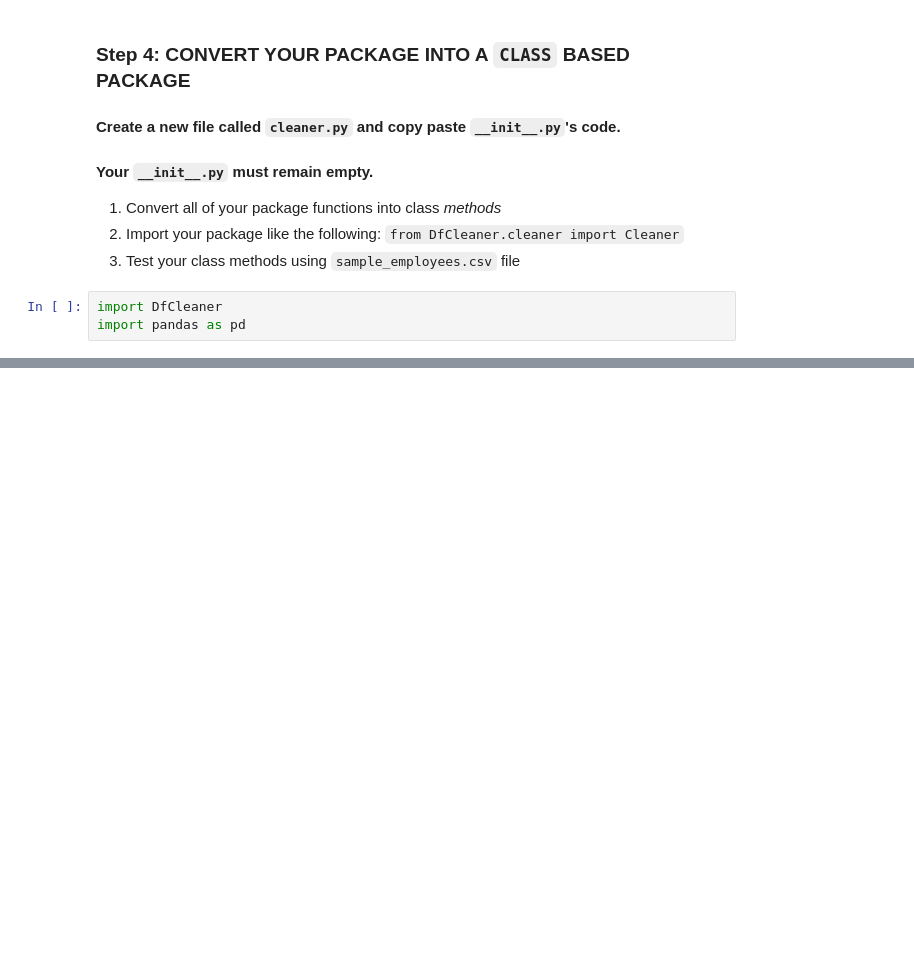
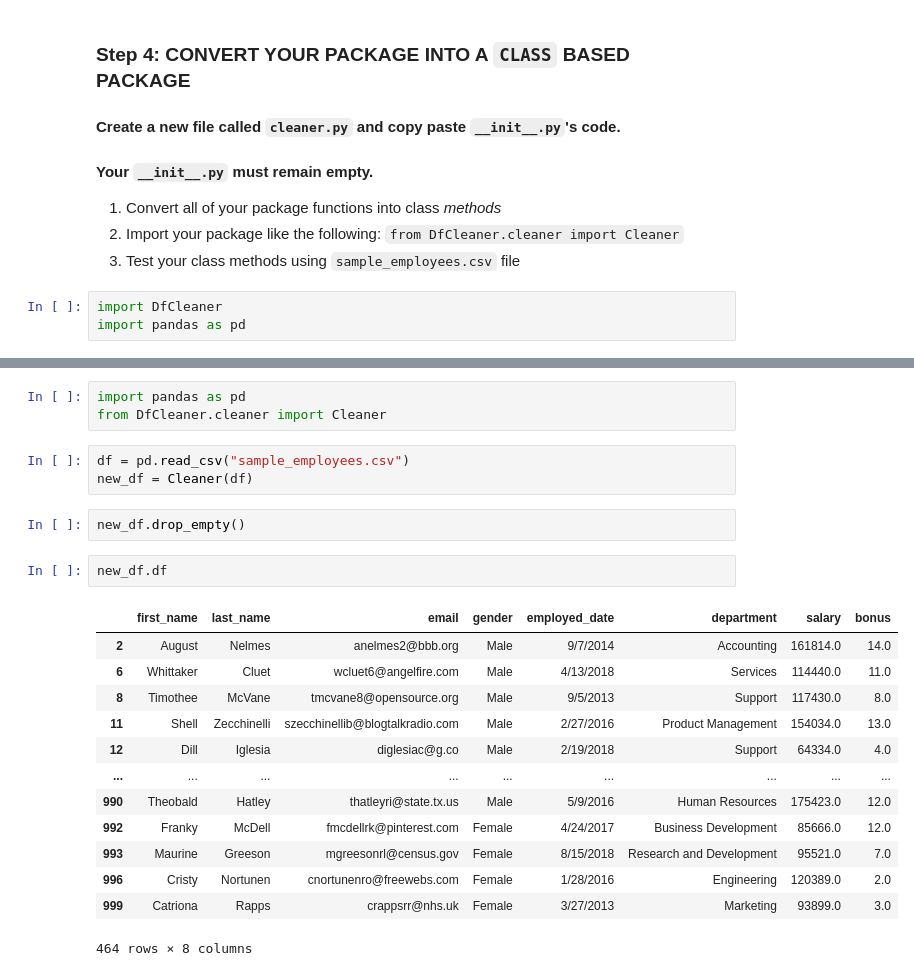
Before and after one commit to tuvshoo97/intermediate-python-fall-2023, a Jupyter notebook: Practices/Week 04/Practice.ipynb, the cells around one changed output, grey strips where cells are left out. Drawn from its saved outputs; the diff is of its cells as text; blank space fills up the shorter version.

```diff
--- a/Practices/Week 04/Practice.ipynb
+++ b/Practices/Week 04/Practice.ipynb
@@ -31,0 +172,24 @@ df = ...
+# %%
+import pandas as pd
+from DfCleaner.cleaner import Cleaner
+# %%
+df = pd.read_csv("sample_employees.csv")
+new_df = Cleaner(df)
+# %%
+new_df.drop_empty()
+# %%
+new_df.df
+# %% [output]
+|  | first_name | last_name | email | gender | employed_date | department | salary | bonus |
+| 2 | August | Nelmes | anelmes2@bbb.org | Male | 9/7/2014 | Accounting | 161814.0 | 14.0 |
+| 6 | Whittaker | Cluet | wcluet6@angelfire.com | Male | 4/13/2018 | Services | 114440.0 | 11.0 |
+| 8 | Timothee | McVane | tmcvane8@opensource.org | Male | 9/5/2013 | Support | 117430.0 | 8.0 |
+| 11 | Shell | Zecchinelli | szecchinellib@blogtalkradio.com | Male | 2/27/2016 | Product Management | 154034.0 | 13.0 |
+| 12 | Dill | Iglesia | diglesiac@g.co | Male | 2/19/2018 | Support | 64334.0 | 4.0 |
+| ... | ... | ... | ... | ... | ... | ... | ... | ... |
+| 990 | Theobald | Hatley | thatleyri@state.tx.us | Male | 5/9/2016 | Human Resources | 175423.0 | 12.0 |
+| 992 | Franky | McDell | fmcdellrk@pinterest.com | Female | 4/24/2017 | Business Development | 85666.0 | 12.0 |
+| 993 | Maurine | Greeson | mgreesonrl@census.gov | Female | 8/15/2018 | Research and Development | 95521.0 | 7.0 |
+| 996 | Cristy | Nortunen | cnortunenro@freewebs.com | Female | 1/28/2016 | Engineering | 120389.0 | 2.0 |
+| 999 | Catriona | Rapps | crappsrr@nhs.uk | Female | 3/27/2013 | Marketing | 93899.0 | 3.0 |
+464 rows × 8 columns
```
Also changed, not shown: parts of 25 cells of this notebook, 2 other files.
